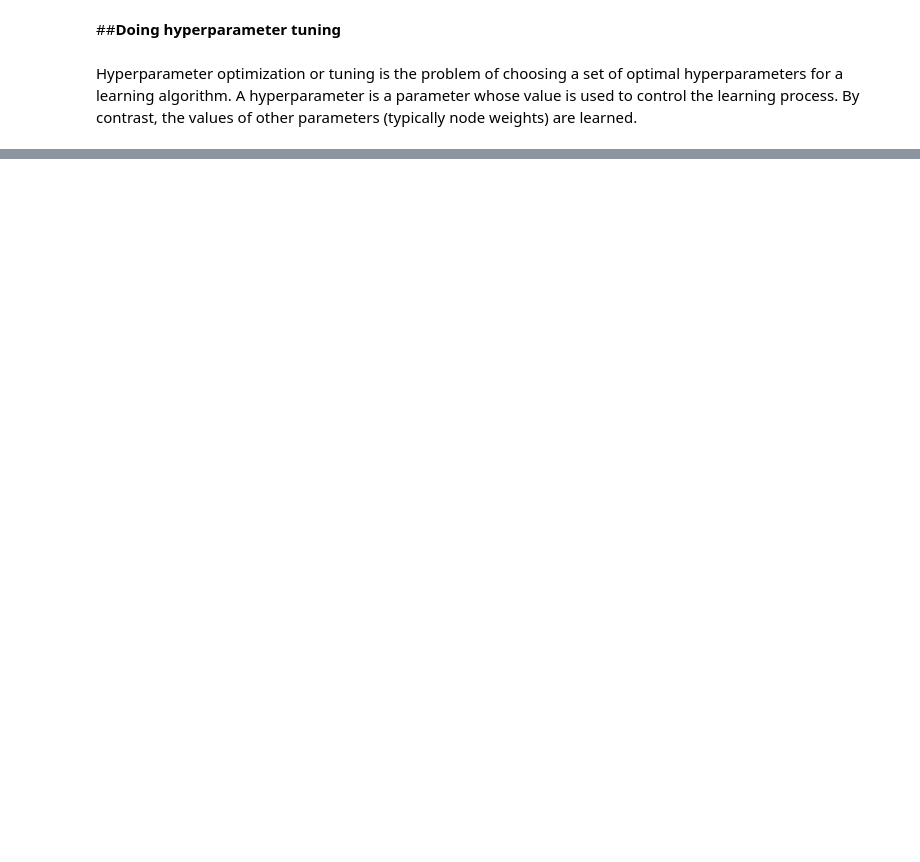
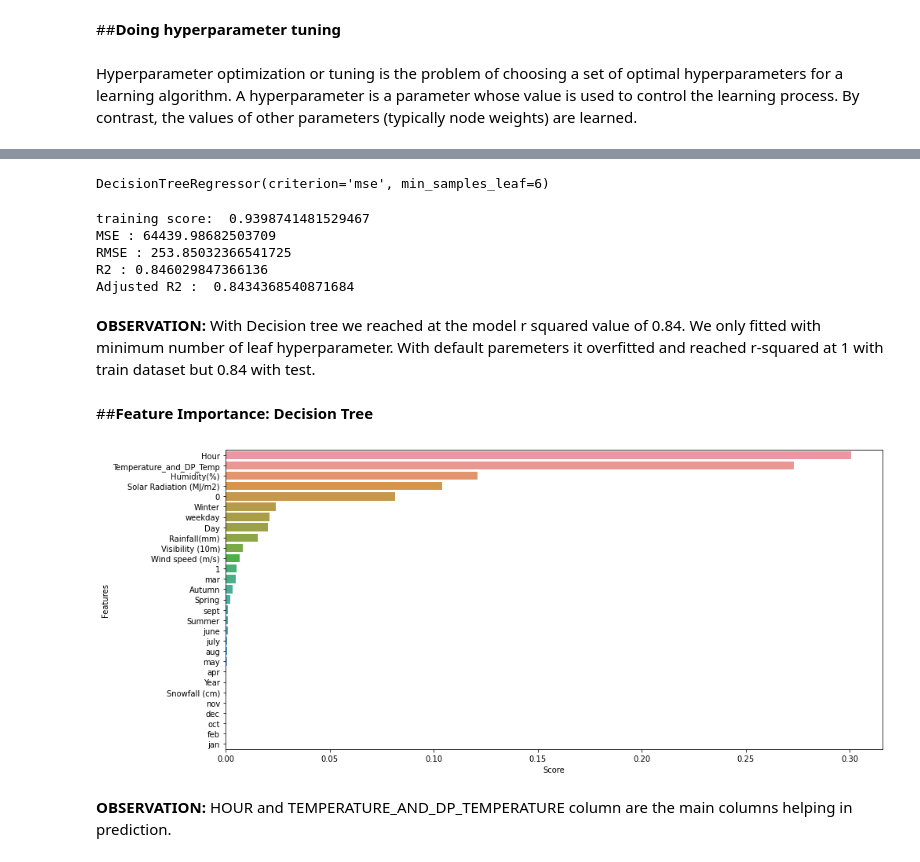
Before and after one commit to SuvOnGithub/Bike-Sharing-Demand-Prediction---Capstone-Project, a Jupyter notebook: suvenddu_Bike_Sharing_Demand_Prediction_Capstone_Project_.ipynb, the cells around one changed output, grey strips where cells are left out. Saved outputs shown, nothing was run; the diff lists cells and outputs as text; code cells hidden in the pictures; blank space fills up the shorter version.

```diff
--- a/suvenddu_Bike_Sharing_Demand_Prediction_Capstone_Project_.ipynb
+++ b/suvenddu_Bike_Sharing_Demand_Prediction_Capstone_Project_.ipynb
@@ -1062,3 +1062,13 @@ Hyperparameter optimization or tuning is the problem of choosing a set of optima
 from sklearn.model_selection import GridSearchCV
 from sklearn import decomposition, datasets
 from sklearn import tree
+# %%
+from sklearn.tree import DecisionTreeRegressor
+#taking min leaf sample from 1 to 50
+for min_sam_leaf in range(1,50):
+  DT_reg = DecisionTreeRegressor(criterion='mse',min_samples_leaf=min_sam_leaf)
+  DT_reg.fit(x_train,y_train)
+  print(f"\nR-sqared on train dataset when min leaf {min_sam_leaf} : {met.r2_score(y_train,DT_reg.predict(x_train))}")
+  print(f"R-sqared on test dataset when min leaf {min_sam_leaf}: {met.r2_score(y_test,DT_reg.predict(x_test))}")
+  print(f"Mean absolute error on test dataset when min leaf {min_sam_leaf}: {met.mean_absolute_error(y_test,DT_reg.predict(x_test))}")
+  print(f"Mean squared error on test dataset when min leaf {min_sam_leaf}: {met.mean_squared_error(y_test,DT_reg.predict(x_test))}")
@@ -1064,0 +1099,43 @@ from sklearn import tree
+# %%
+#calling decision tree regresor
+DT_reg = DecisionTreeRegressor(criterion='mse',min_samples_leaf=6)
+DT_reg.fit(x_train,y_train)
+# %% [output]
+DecisionTreeRegressor(criterion='mse', min_samples_leaf=6)
+# %%
+# Finding the Evaluation Metrics
+print ("training score: ",DT_reg.score(x_train,y_train))
+MSE  = mean_squared_error(y_test,DT_reg.predict(x_test))
+print("MSE :" , MSE)
+
+RMSE = np.sqrt(MSE)
+print("RMSE :" ,RMSE)
+
+
+r2 = r2_score(y_test,DT_reg.predict(x_test))
+print("R2 :" ,r2)
+print("Adjusted R2 : ",1-(1-r2_score(y_test,DT_reg.predict(x_test) ))*((x_test.shape[0]-1)/(x_test.shape[0]-x_test.shape[1]-1)))
+# %% [output]
+training score:  0.9398741481529467
+MSE : 64439.98682503709
+RMSE : 253.85032366541725
+R2 : 0.846029847366136
+Adjusted R2 :  0.8434368540871684
+# %% [markdown]
+**OBSERVATION:** With Decision tree we reached at the model r squared value of 0.84. We only fitted with minimum number of leaf hyperparameter. With default paremeters it overfitted and reached r-squared at 1 with train dataset but 0.84 with test.
+# %% [markdown]
+##**Feature Importance: Decision Tree**
+# %%
+#creating dataframe
+features = pd.DataFrame(list(zip(DT_reg.feature_importances_,x.columns)),columns=['Score','Features'])
+features=features.sort_values('Score',ascending=False)
+# %%
+#plotting graph
+plt.figure(figsize=(15,7))
+sns.barplot(x=features['Score'],y=features['Features'])
+plt.show()
+# %% [output]
+[figure, added]
+# %% [markdown]
+**OBSERVATION:**
+HOUR and TEMPERATURE_AND_DP_TEMPERATURE column are the main columns helping in prediction.
```
Also changed, not shown: parts of 5 cells of this notebook.
